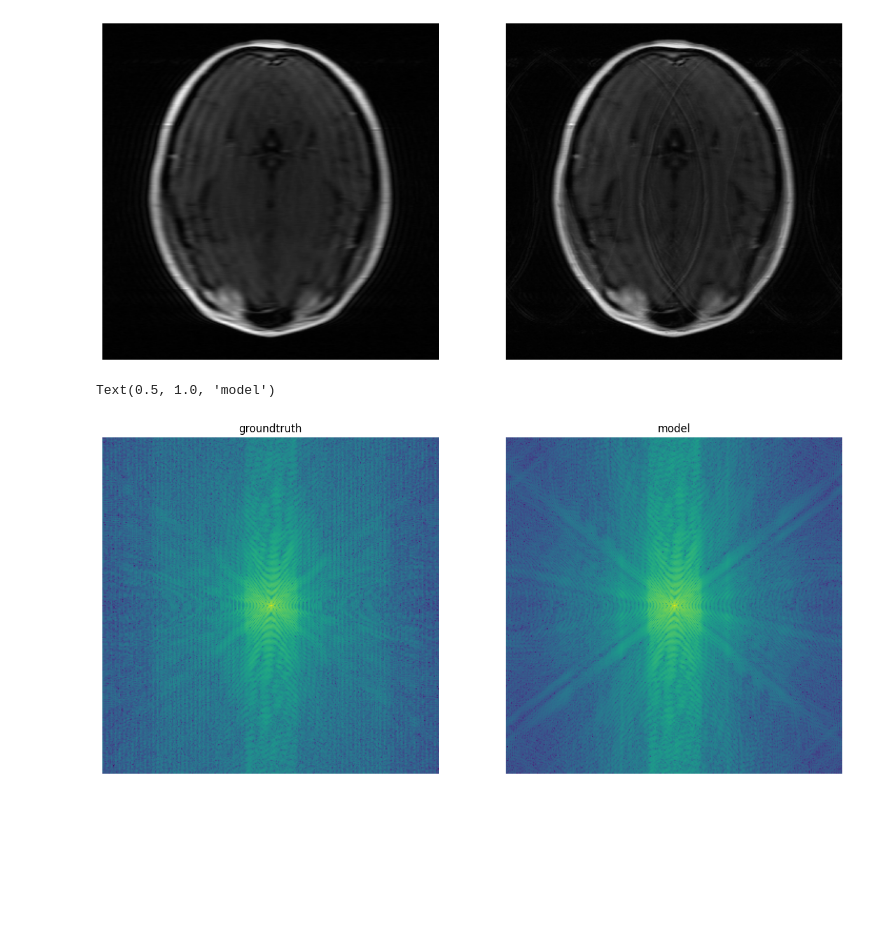
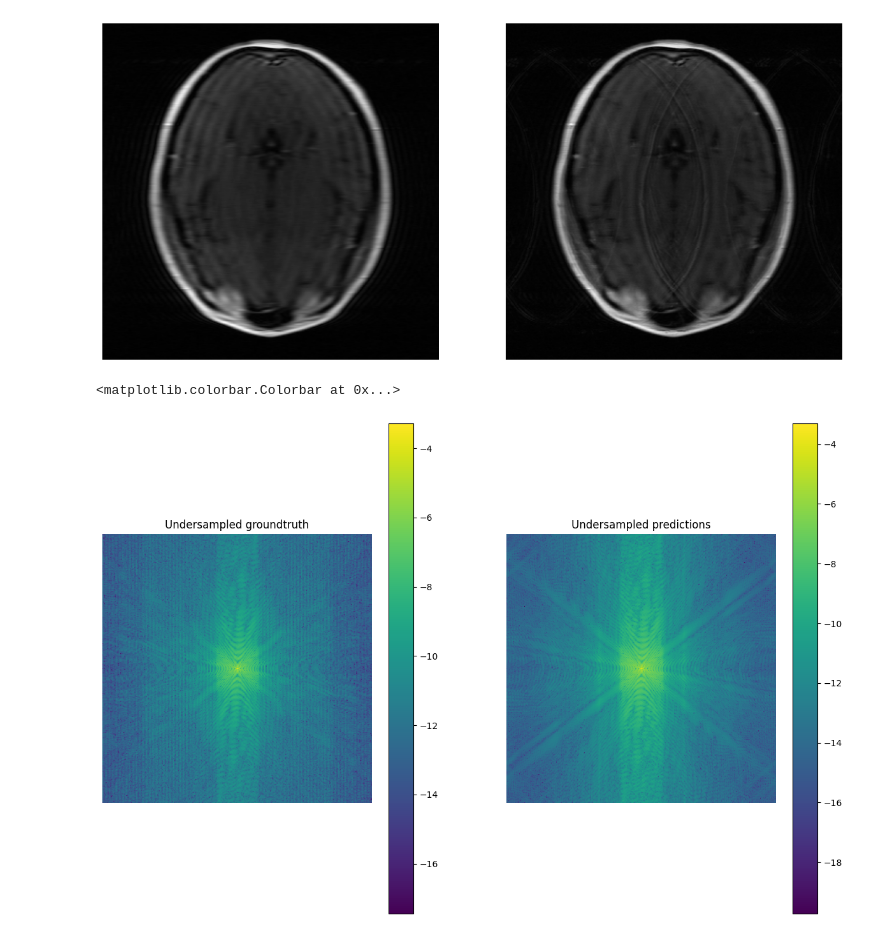
Before and after one commit to marinacrsp/proj_marina, a Jupyter notebook: multi_vol_coil/dummy.ipynb, the cells around one changed output. Cells and saved outputs as stored; diff of their text form; code cells hidden in the pictures; blank space fills up the shorter version.

Commit message:
with center

```diff
--- a/multi_vol_coil/dummy.ipynb
+++ b/multi_vol_coil/dummy.ipynb
@@ -98,3 +22,15 @@ Siren(
+# %%
+n_volumes= 1
+n_slices= 1
+with_mask= True  # NOTE: During inference phase, set to True.
+acceleration= 4
+vol_embedding_dim = 256
+coil_embedding_dim = 128
+center_frac= 0.15
+embedding_dim = 256
+sigma = 0.1
+
+dataset = KCoordDataset(path_to_data, n_volumes=n_volumes, n_slices=n_slices, with_mask=with_mask, acceleration=acceleration, center_frac=center_frac)
 # %%
 dataloader = DataLoader(
     dataset,
@@ -125,11 +61,6 @@ for batch_idx, (inputs,inputs_unnormalized,targets) in enumerate(dataloader):
     vol_ids = inputs[:,0].long()
     coil_ids = inputs[:,-1].long() # unnormalized coilID
 
-    latent_vol = embeddings_vol(vol_ids)
-    latent_coil = embeddings_coil(start_idx[vol_ids] + coil_ids)
-
-    outputs = model(coords, latent_vol, latent_coil)
-
     predicted_volume[inputs_unnormalized[:,2], inputs_unnormalized[:,3], inputs_unnormalized[:,1], inputs_unnormalized[:,0]] = outputs
     volume_kspace[inputs_unnormalized[:,2], inputs_unnormalized[:,3], inputs_unnormalized[:,1], inputs_unnormalized[:,0]] = targets
 # %%
@@ -167,18 +93,20 @@ plt.axis('off')
 # %%
 gt_modulus = np.abs(fft2_shift(gt_img))
 predicted_modulus = np.abs(fft2_shift(predicted_img))
 
 
 plt.figure(figsize=(15,10))
 plt.subplot(1,2,1)
 plt.imshow(np.log(gt_modulus[0] + eps))
 plt.axis('off')
-plt.title('groundtruth')
+plt.title('Undersampled groundtruth')
+plt.colorbar()
 plt.subplot(1,2,2)
 plt.imshow(np.log(predicted_modulus[0] + eps))
 plt.axis('off')
-plt.title('model')
+plt.title('Undersampled predictions')
+plt.colorbar()
 # %% [output]
-Text(0.5, 1.0, 'model')
+<matplotlib.colorbar.Colorbar at 0x...>
-[figure, old version]
+[figure, new version]
 # %%
```
Also changed, not shown: parts of 6 cells of this notebook, 9 other files.
